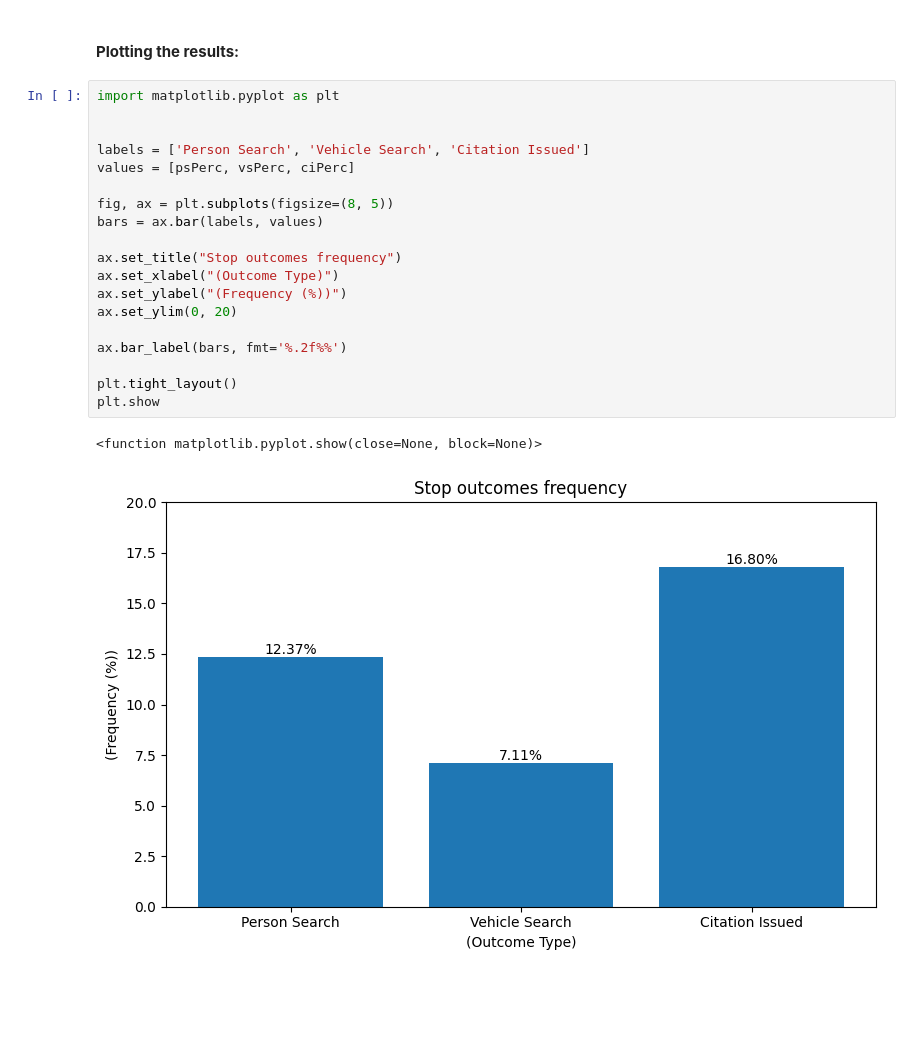
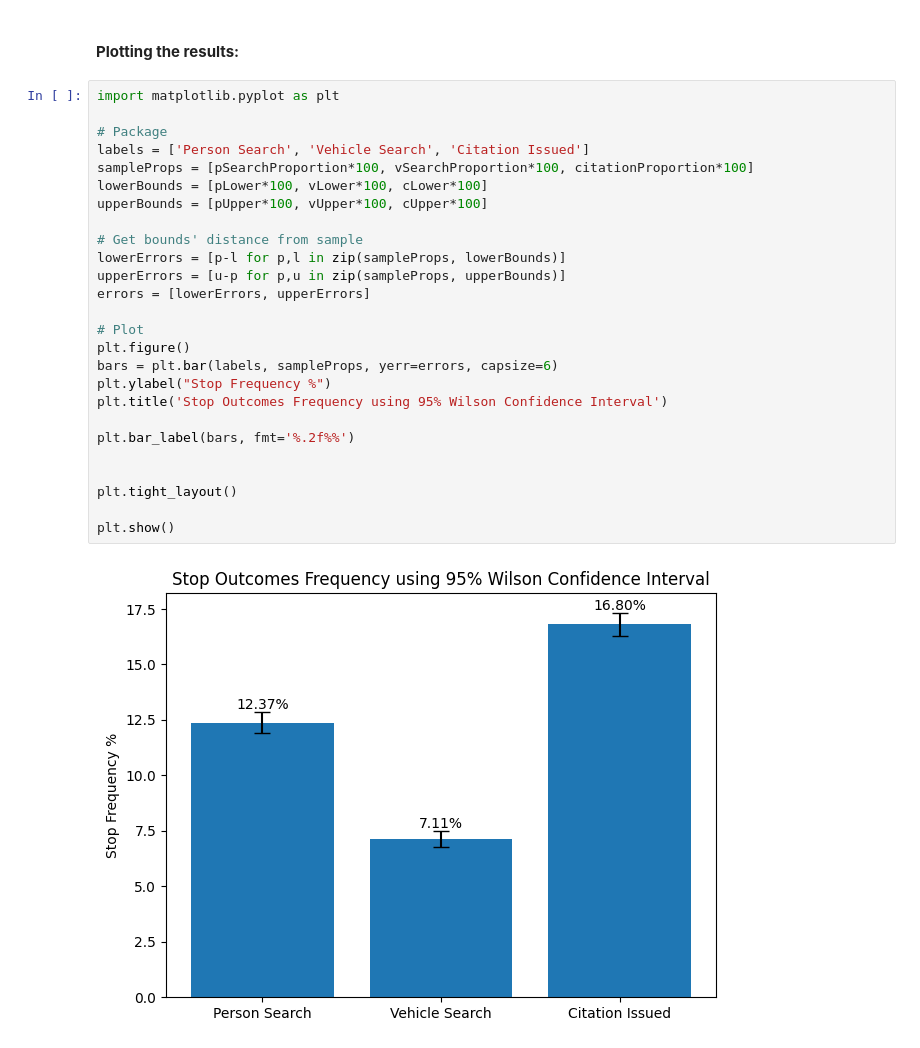
Before and after one commit to feliperapacci/MplsStops-Analysis, a Jupyter notebook: NOTEBOOK.ipynb, the cells around one changed output. Drawn from its saved outputs; the diff is of its cells as text; blank space fills up the shorter version.

```diff
--- a/NOTEBOOK.ipynb
+++ b/NOTEBOOK.ipynb
@@ -135,22 +151,28 @@ Citation Issued: 16.80%
 # %%
 import matplotlib.pyplot as plt
 
+# Package
+labels = ['Person Search', 'Vehicle Search', 'Citation Issued']
+sampleProps = [pSearchProportion*100, vSearchProportion*100, citationProportion*100]
+lowerBounds = [pLower*100, vLower*100, cLower*100]
+upperBounds = [pUpper*100, vUpper*100, cUpper*100]
 
-labels = ['Person Search', 'Vehicle Search', 'Citation Issued']
-values = [psPerc, vsPerc, ciPerc]
+# Get bounds' distance from sample
+lowerErrors = [p-l for p,l in zip(sampleProps, lowerBounds)]
+upperErrors = [u-p for p,u in zip(sampleProps, upperBounds)]
+errors = [lowerErrors, upperErrors]
 
-fig, ax = plt.subplots(figsize=(8, 5))
-bars = ax.bar(labels, values)
+# Plot
+plt.figure()
+bars = plt.bar(labels, sampleProps, yerr=errors, capsize=6)
+plt.ylabel("Stop Frequency %")
+plt.title('Stop Outcomes Frequency using 95% Wilson Confidence Interval')
 
-ax.set_title("Stop outcomes frequency")
-ax.set_xlabel("(Outcome Type)")
-ax.set_ylabel("(Frequency (%))")
-ax.set_ylim(0, 20)
+plt.bar_label(bars, fmt='%.2f%%')
 
-ax.bar_label(bars, fmt='%.2f%%')
 
 plt.tight_layout()
-plt.show
+
+plt.show()
 # %% [output]
-<function matplotlib.pyplot.show(close=None, block=None)>
-[figure, old version]
+[figure, new version]
```
Also changed, not shown: parts of 2 cells of this notebook.
